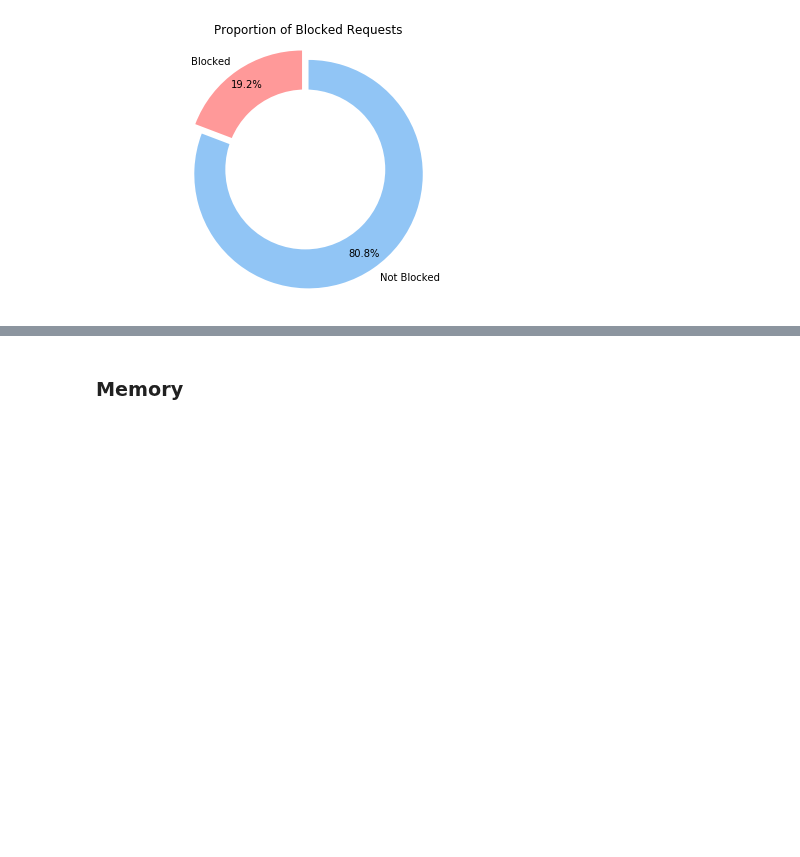
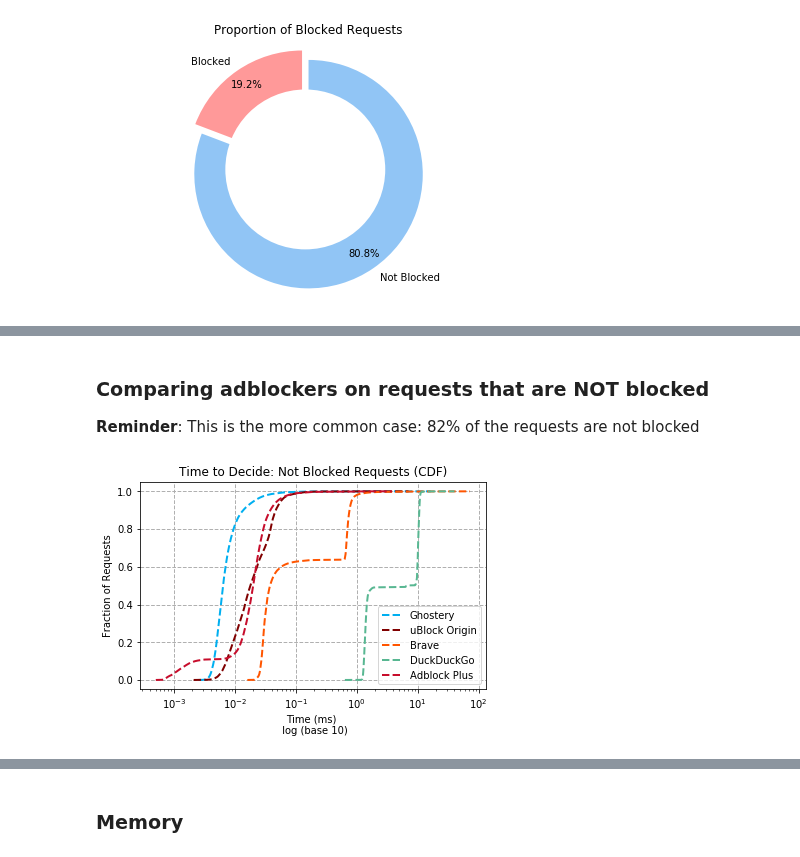
Before and after one commit to ghostery/adblocker, a Jupyter notebook: bench/comparison/comparing_adblockers.ipynb, the cells around one changed output, grey strips where cells are left out. Saved outputs shown, nothing was run; the diff lists cells and outputs as text; code cells hidden in the pictures; blank space fills up the shorter version.

```diff
--- a/bench/comparison/comparing_adblockers.ipynb
+++ b/bench/comparison/comparing_adblockers.ipynb
@@ -151,0 +71,17 @@ compare(ghostery, ublock, brave, attr="all", log_x=True, log_y=False, title='Cum
+# %% [markdown]
+### Comparing adblockers on requests that are NOT blocked
+**Reminder**: This is the more common case: 82% of the requests are not blocked
+# %%
+compare_CDF(
+    ghostery,
+    ublock,
+    brave,
+    duck,
+    abp,
+    attr="not_blocked",
+    log_x=True,
+    log_y=False,
+    title='Time to Decide: Not Blocked Requests (CDF)'
+)
+# %% [output]
+[figure, added]
```
Also changed, not shown: parts of 39 cells of this notebook, 20 other files.
